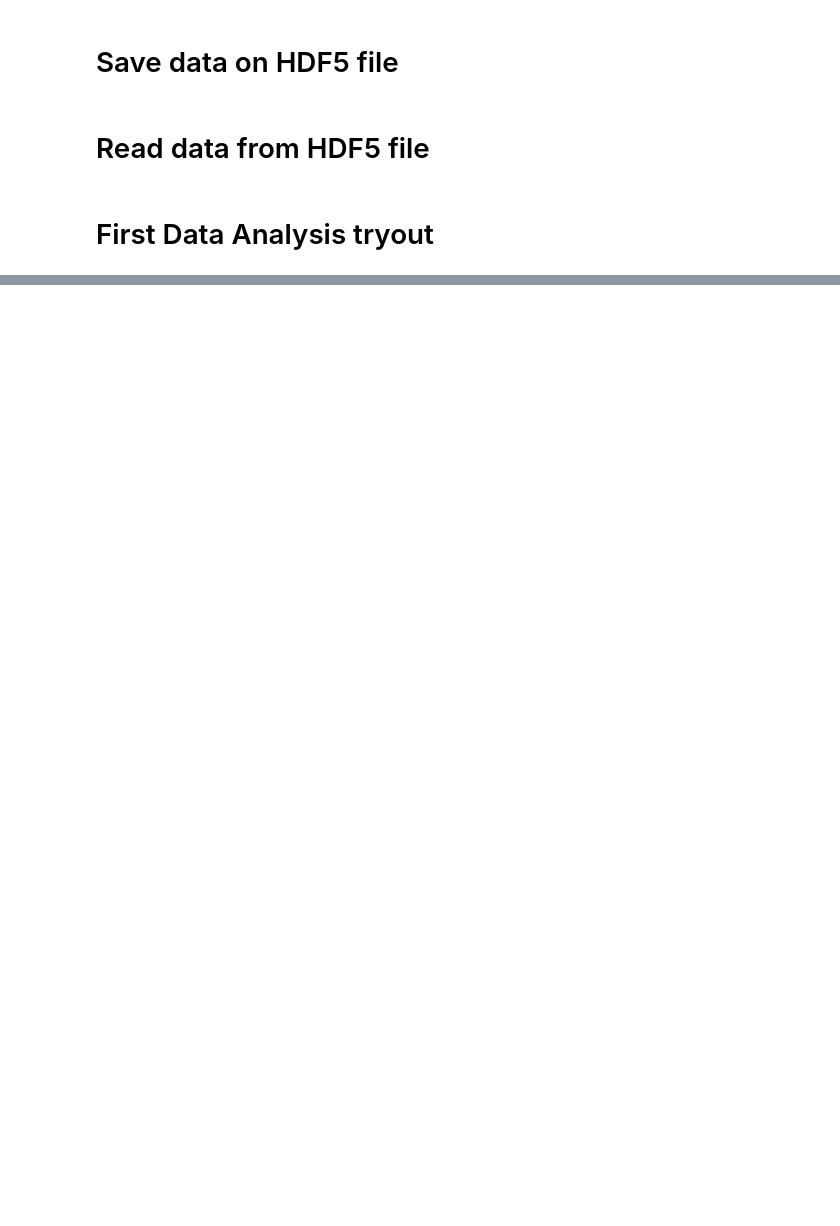
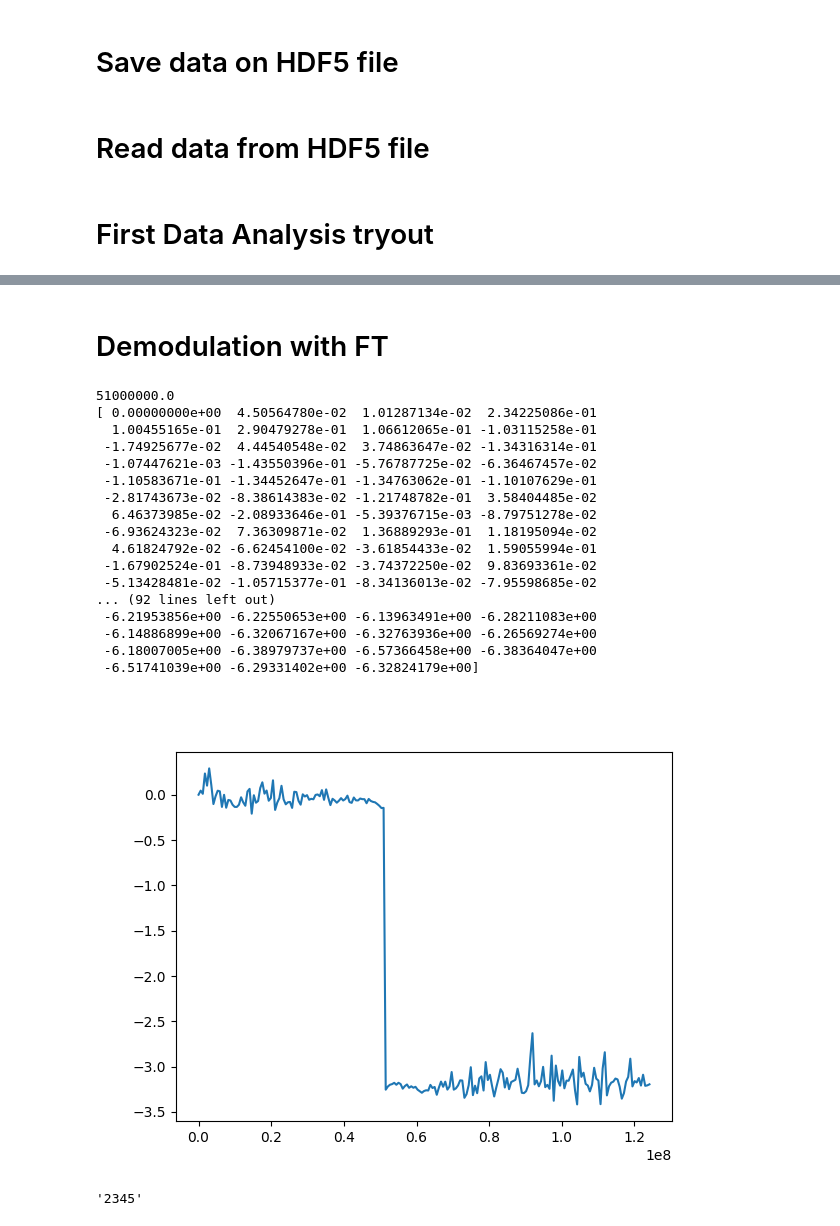
Before and after one commit to biqute/QTLab2324, a Jupyter notebook: PAandQubit/Actual_Work/Resonator_spectroscopy.ipynb, the cells around one changed output, grey strips where cells are left out. Drawn from its saved outputs; the diff is of its cells as text; code cells hidden in the pictures; blank space fills up the shorter version.

```diff
--- a/PAandQubit/Actual_Work/Resonator_spectroscopy.ipynb
+++ b/PAandQubit/Actual_Work/Resonator_spectroscopy.ipynb
@@ -210,0 +275,58 @@ plt.draw()
+# %% [markdown]
+# Demodulation with FT
+# %%
+f_chosen = fetched_data[0]
+print(f_chosen['freq'])
+y = np.array(f_chosen['data'])
+x, idx = data_amps(y, False)
+
+l = idx[0]
+r = idx[-1]
+
+x_c = x[l:r]
+y_c = y[l:r]
+
+N = len(y_c)
+T = 1/(250e6)
+TFN = np.fft.fft(y_c) / N
+frequencies = np.fft.fftfreq(N,T)
+
+ph = np.unwrap(np.angle(TFN))
+
+print(ph)
+plt.clf()
+plt.plot(frequencies[:N//2],ph[:N//2])
+plt.show()
+
+# plt.clf()
+# plt.figure()
+# plt.subplot(1,2,1)
+# plt.plot(x,y)
+# plt.subplot(1,2,2)
+# # plt.plot(x_c, y_c*np.cos(f_chosen['freq']))
+# plt.plot(np.convolve(x_c,y_c))
+# plt.show()
+# %% [output]
+51000000.0
+[ 0.00000000e+00  4.50564780e-02  1.01287134e-02  2.34225086e-01
+  1.00455165e-01  2.90479278e-01  1.06612065e-01 -1.03115258e-01
+ -1.74925677e-02  4.44540548e-02  3.74863647e-02 -1.34316314e-01
+ -1.07447621e-03 -1.43550396e-01 -5.76787725e-02 -6.36467457e-02
+ -1.10583671e-01 -1.34452647e-01 -1.34763062e-01 -1.10107629e-01
+ -2.81743673e-02 -8.38614383e-02 -1.21748782e-01  3.58404485e-02
+  6.46373985e-02 -2.08933646e-01 -5.39376715e-03 -8.79751278e-02
+ -6.93624323e-02  7.36309871e-02  1.36889293e-01  1.18195094e-02
+  4.61824792e-02 -6.62454100e-02 -3.61854433e-02  1.59055994e-01
+ -1.67902524e-01 -8.73948933e-02 -3.74372250e-02  9.83693361e-02
+ -5.13428481e-02 -1.05715377e-01 -8.34136013e-02 -7.95598685e-02
+... (92 lines left out)
+ -6.21953856e+00 -6.22550653e+00 -6.13963491e+00 -6.28211083e+00
+ -6.14886899e+00 -6.32067167e+00 -6.32763936e+00 -6.26569274e+00
+ -6.18007005e+00 -6.38979737e+00 -6.57366458e+00 -6.38364047e+00
+ -6.51741039e+00 -6.29331402e+00 -6.32824179e+00]
+[figure, added]
+# %%
+a = '12345'
+a[1:]
+# %% [output]
+'2345'
```
Also changed, not shown: parts of 6 cells of this notebook, 2 other files.
